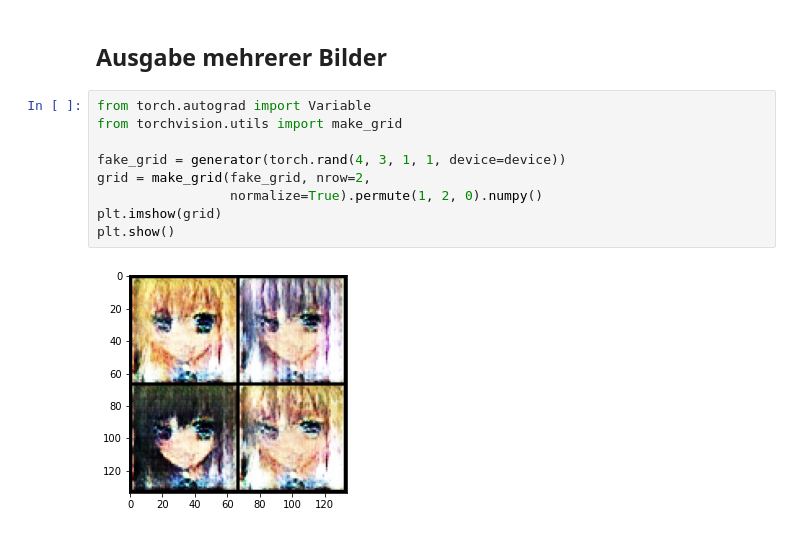
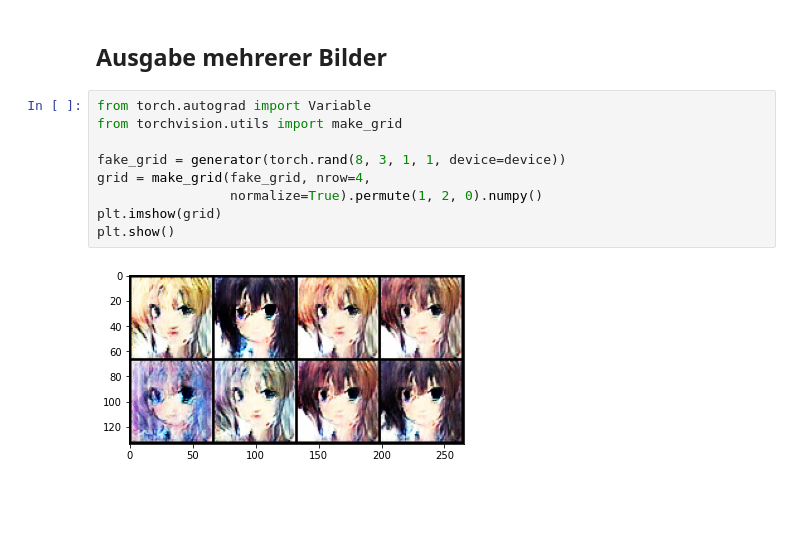
Before and after one commit to MeldrMue/GIT-Repository-GAN, a Jupyter notebook: src/GAN.ipynb, the cells around one changed output. Cells and saved outputs as stored; diff of their text form; blank space fills up the shorter version.

```diff
--- a/src/GAN.ipynb
+++ b/src/GAN.ipynb
@@ -313,11 +313,11 @@ Ausgabe mehrerer Bilder
 # %%
 from torch.autograd import Variable
 from torchvision.utils import make_grid
 
-fake_grid = generator(torch.rand(4, 3, 1, 1, device=device))
-grid = make_grid(fake_grid, nrow=2,
+fake_grid = generator(torch.rand(8, 3, 1, 1, device=device))
+grid = make_grid(fake_grid, nrow=4,
                  normalize=True).permute(1, 2, 0).numpy()
 plt.imshow(grid)
 plt.show()
 # %% [output]
-[figure, old version]
+[figure, new version]
```
Also changed, not shown: parts of 2 cells of this notebook.
